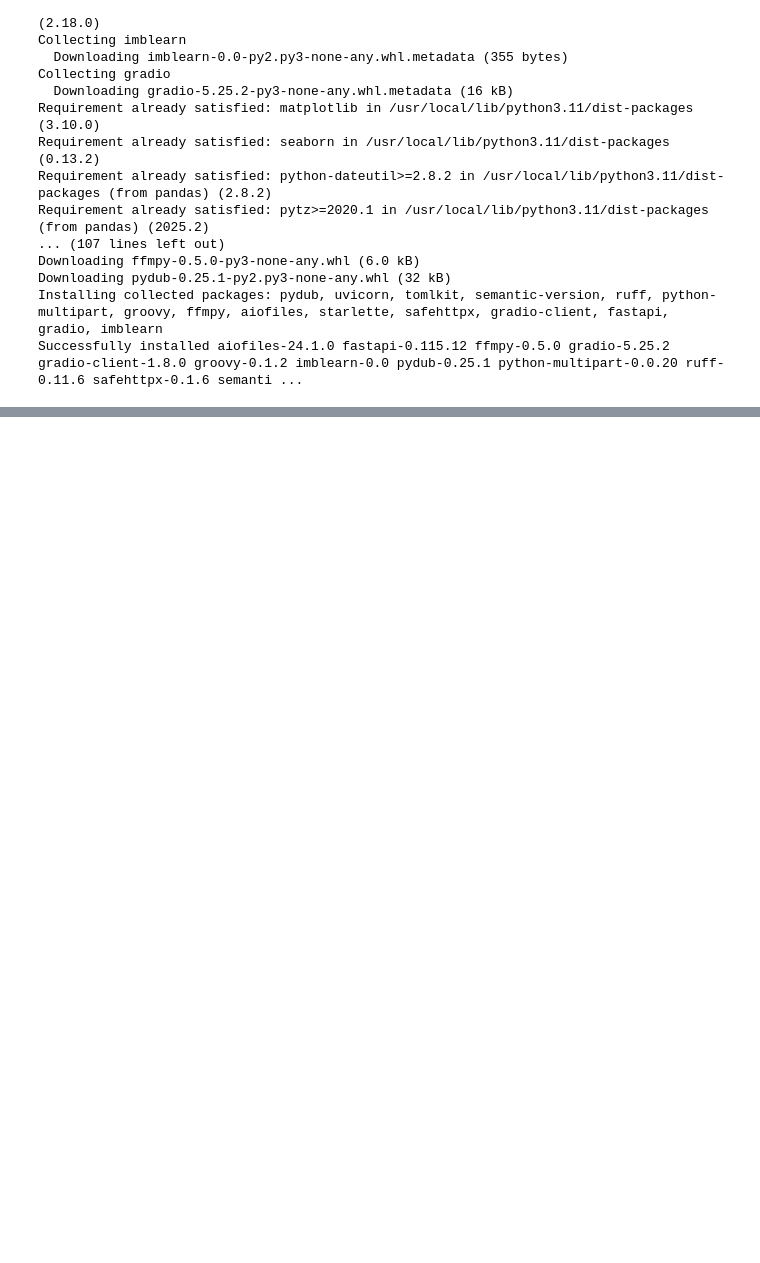
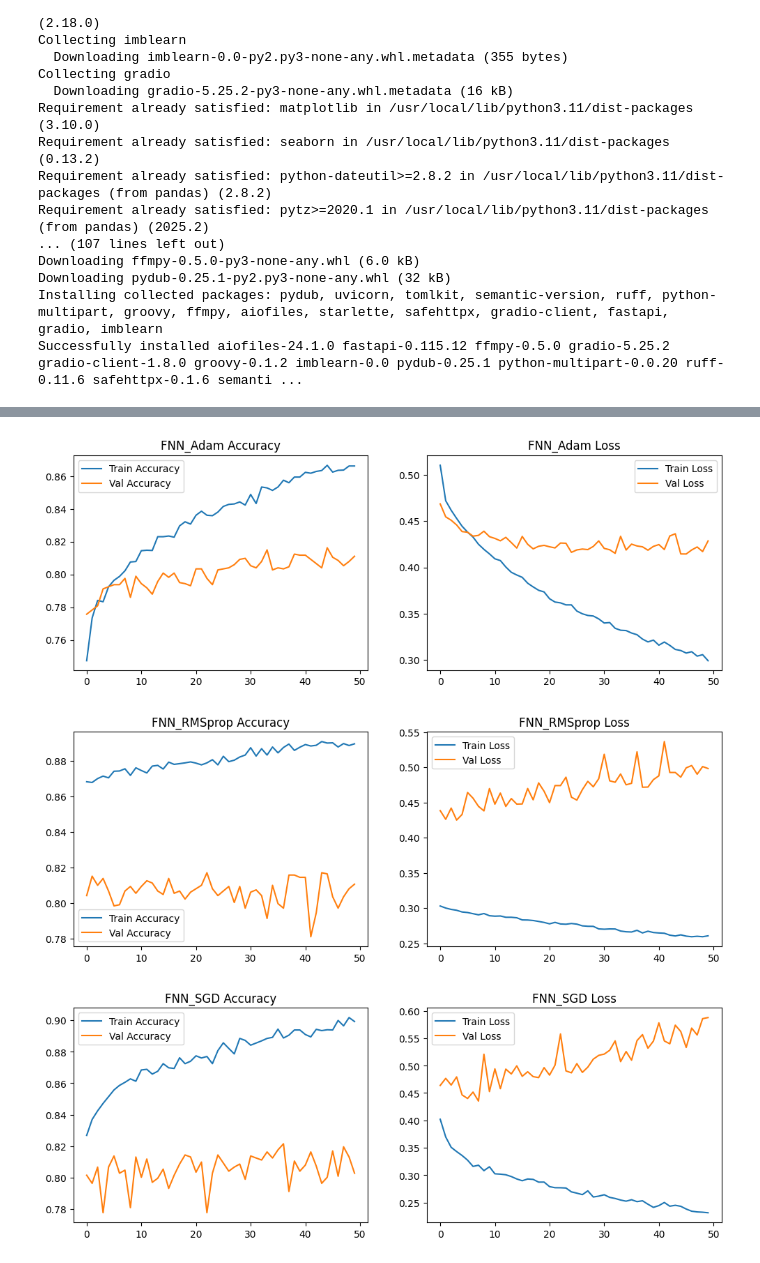
Before and after one commit to 3morii74/Machine-learning-project, a Jupyter notebook: MLProject.ipynb, the cells around one changed output, grey strips where cells are left out. Saved outputs shown, nothing was run; the diff lists cells and outputs as text; code cells hidden in the pictures; blank space fills up the shorter version.

```diff
--- a/MLProject.ipynb
+++ b/MLProject.ipynb
@@ -25,0 +90,2 @@ MessageError: Error: credential propagation was unsuccessful
+# %%
+data.drop('customerID', axis=1, inplace=True)
@@ -25,0 +113,10 @@ MessageError: Error: credential propagation was unsuccessful
+# %%
+from sklearn.model_selection import train_test_split
+
+# Train-test split
+X_train, X_temp, y_train, y_temp = train_test_split(X_resampled, y_resampled, test_size=0.3, random_state=42)
+X_val, X_test, y_val, y_test = train_test_split(X_temp, y_temp, test_size=0.5, random_state=42)
+
+print("Training set:", X_train.shape, y_train.shape)
+print("Validation set:", X_val.shape, y_val.shape)
+print("Test set:", X_test.shape, y_test.shape)
@@ -25,0 +245,17 @@ MessageError: Error: credential propagation was unsuccessful
+# %%
+from sklearn.metrics import accuracy_score, precision_score, recall_score, f1_score
+
+results = {}
+for model_name, model in models.items():
+    y_pred = (model.predict(X_test) > 0.5).astype(int)
+    results[model_name] = {
+        'Accuracy': accuracy_score(y_test, y_pred),
+        'Precision': precision_score(y_test, y_pred),
+        'Recall': recall_score(y_test, y_pred),
+        'F1 Score': f1_score(y_test, y_pred)
+    }
+
+# Display results
+import pandas as pd
+results_df = pd.DataFrame(results).T
+print(results_df)
@@ -25,0 +273,20 @@ MessageError: Error: credential propagation was unsuccessful
+# %%
+import matplotlib.pyplot as plt
+
+for model_name, history in histories.items():
+    plt.figure(figsize=(12, 4))
+    plt.subplot(1, 2, 1)
+    plt.plot(history['accuracy'], label='Train Accuracy')
+    plt.plot(history['val_accuracy'], label='Val Accuracy')
+    plt.title(f'{model_name} Accuracy')
+    plt.legend()
+    plt.subplot(1, 2, 2)
+    plt.plot(history['loss'], label='Train Loss')
+    plt.plot(history['val_loss'], label='Val Loss')
+    plt.title(f'{model_name} Loss')
+    plt.legend()
+    plt.show()
+# %% [output]
+[figure, added]
+[figure, added]
+[figure, added]
```
Also changed, not shown: parts of 10 cells of this notebook.
